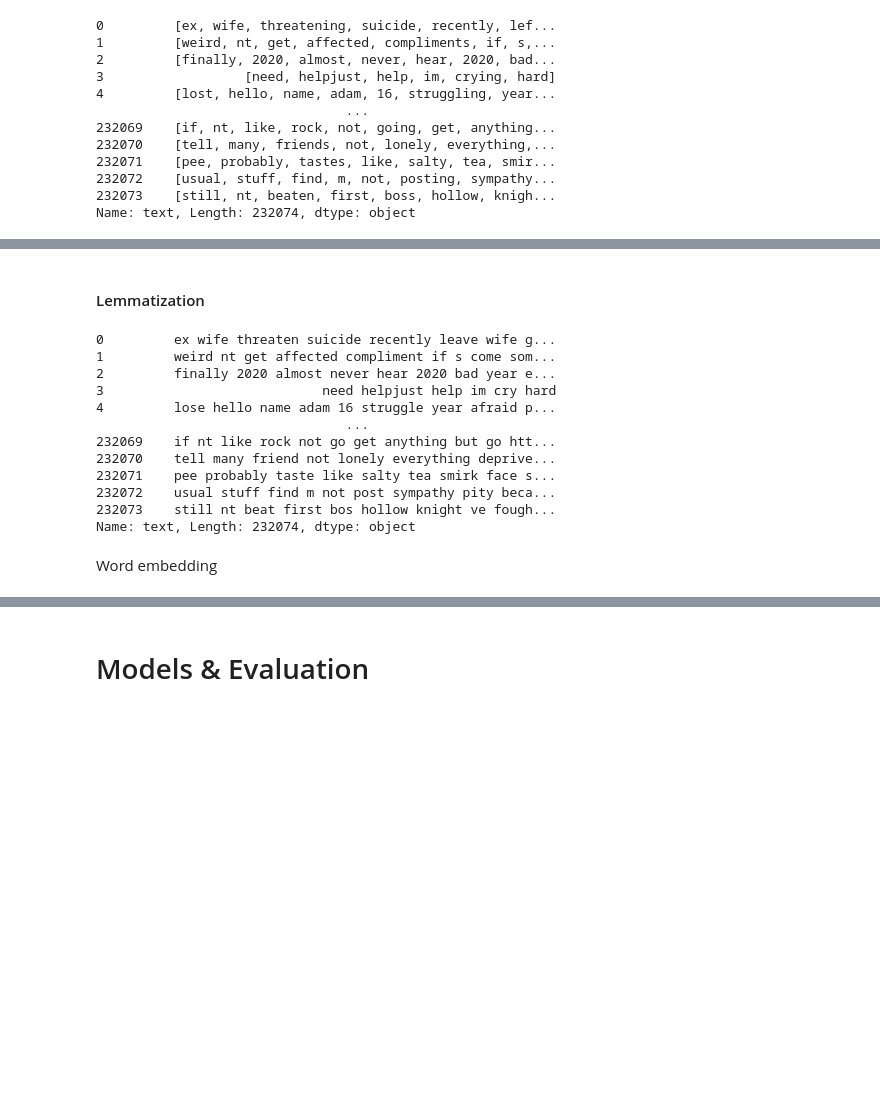
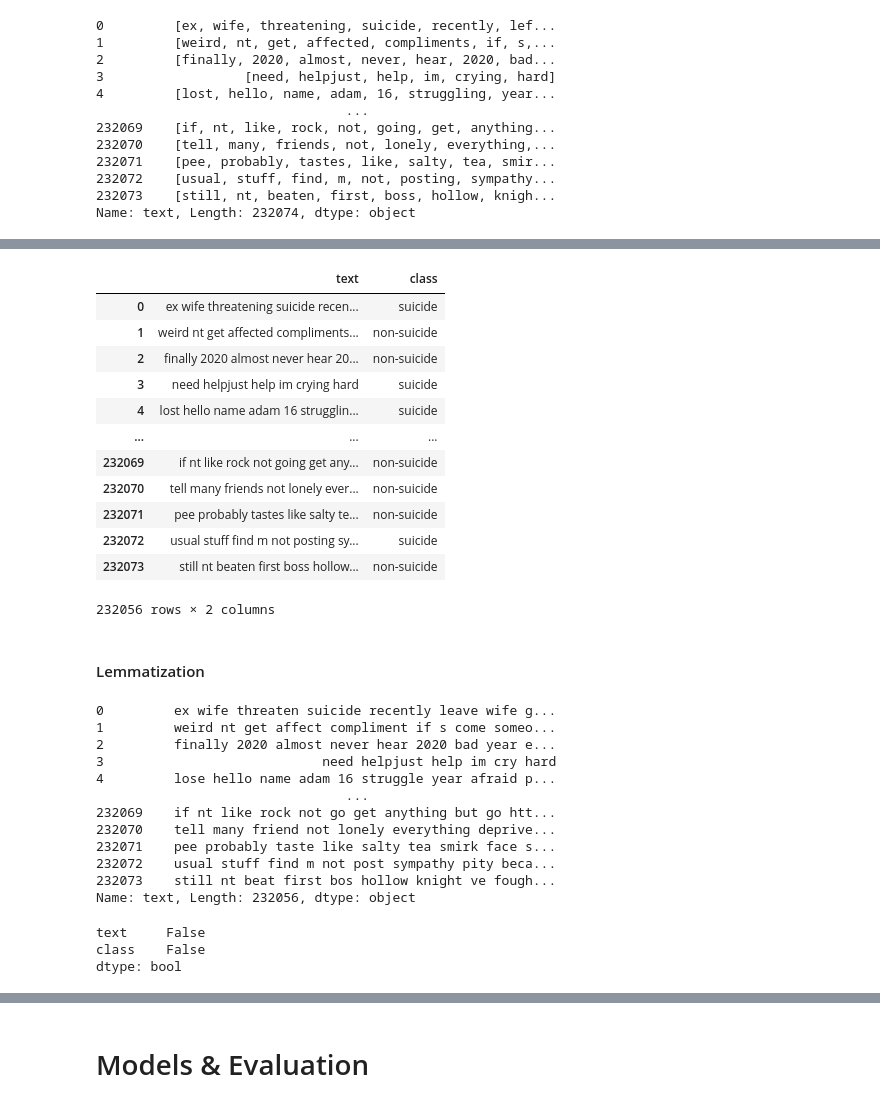
Before and after one commit to zw1010/KeepYourselfSafe, a Jupyter notebook: KeepYourselfSafe.ipynb, the cells around one changed output, grey strips where cells are left out. Drawn from its saved outputs; the diff is of its cells as text; code cells hidden in the pictures; blank space fills up the shorter version.

```diff
--- a/KeepYourselfSafe.ipynb
+++ b/KeepYourselfSafe.ipynb
@@ -216,0 +249,19 @@ Name: text, Length: 232074, dtype: object
+# %%
+# Drop nan values due to remove stop words; 18 records
+df_temp = df_temp.dropna(axis=0)
+# %%
+df_temp
+# %% [output]
+|  | text | class |
+| 0 | ex wife threatening suicide recen... | suicide |
+| 1 | weird nt get affected compliments... | non-suicide |
+| 2 | finally 2020 almost never hear 20... | non-suicide |
+| 3 | need helpjust help im crying hard | suicide |
+| 4 | lost hello name adam 16 strugglin... | suicide |
+| ... | ... | ... |
+| 232069 | if nt like rock not going get any... | non-suicide |
+| 232070 | tell many friends not lonely ever... | non-suicide |
+| 232071 | pee probably tastes like salty te... | non-suicide |
+| 232072 | usual stuff find m not posting sy... | suicide |
+| 232073 | still nt beaten first boss hollow... | non-suicide |
+232056 rows × 2 columns
@@ -246,8 +303,8 @@ def lemmatize_text(text):
     lemmatized_text = ' '.join(lemmatized_words)
     return lemmatized_text
 
-# Ensure all entries in the 'text' column are strings
-df["text"] = df["text"].apply(lambda x: ' '.join(x) if isinstance(x, list) else str(x))
+# # Ensure all entries in the 'text' column are strings
+# df["text"] = df["text"].apply(lambda x: ' '.join(x) if isinstance(x, list) else str(x))
 
 # Apply the lemmatization to the 'text' column
 df['text'] = df['text'].apply(lemmatize_text)
@@ -256,7 +313,7 @@ df['text'] = df['text'].apply(lemmatize_text)
 print(df['text'])
 # %% [output]
 0         ex wife threaten suicide recently leave wife g...
-1         weird nt get affected compliment if s come som...
+1         weird nt get affect compliment if s come someo...
 2         finally 2020 almost never hear 2020 bad year e...
 3                            need helpjust help im cry hard
 4         lose hello name adam 16 struggle year afraid p...
@@ -266,6 +323,4 @@ print(df['text'])
 232071    pee probably taste like salty tea smirk face s...
 232072    usual stuff find m not post sympathy pity beca...
 232073    still nt beat first bos hollow knight ve fough...
-Name: text, Length: 232074, dtype: object
+Name: text, Length: 232056, dtype: object
-# %% [markdown]
-Word embedding
@@ -271,0 +329,7 @@ Word embedding
+# %%
+df_temp = pd.read_csv("../Dataset/Suicide_Detection(After Lemmitization).csv")
+df_temp.isnull().any()
+# %% [output]
+text     False
+class    False
+dtype: bool
```
Also changed, not shown: parts of 26 cells of this notebook.
